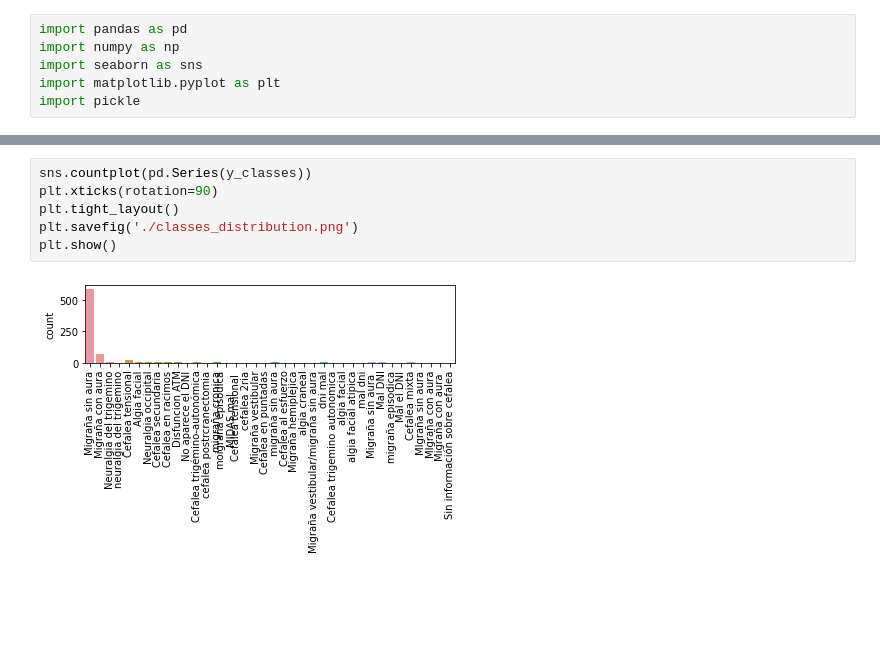
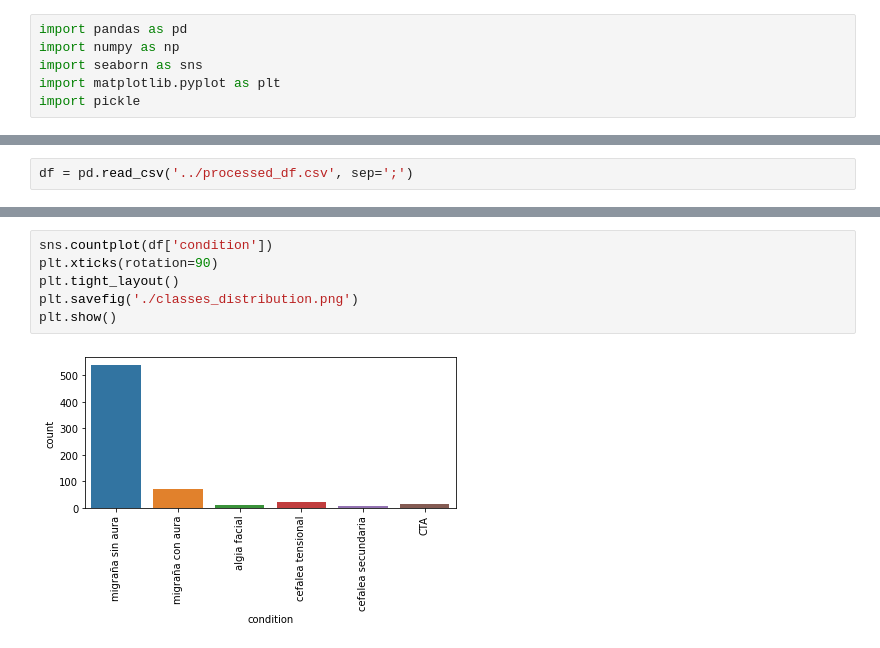
Before and after one commit to Laouen/PhD_entelai_predoc, a Jupyter notebook: notebooks/dataset_demografy.ipynb, the cells around one changed output, grey strips where cells are left out. Cells and saved outputs as stored; diff of their text form; blank space fills up the shorter version.

```diff
--- a/notebooks/dataset_demografy.ipynb
+++ b/notebooks/dataset_demografy.ipynb
@@ -13,0 +7,2 @@ y_classes = label_encoder.inverse_transform(y)
+# %%
+df = pd.read_csv('../processed_df.csv', sep=';')
@@ -14,8 +59,8 @@ y_classes = label_encoder.inverse_transform(y)
 # %%
-sns.countplot(pd.Series(y_classes))
+sns.countplot(df['condition'])
 plt.xticks(rotation=90)
 plt.tight_layout()
 plt.savefig('./classes_distribution.png')
 plt.show()
 # %% [output]
-[figure, old version]
+[figure, new version]
```
Also changed, not shown: parts of 7 cells of this notebook, 5 other files.
